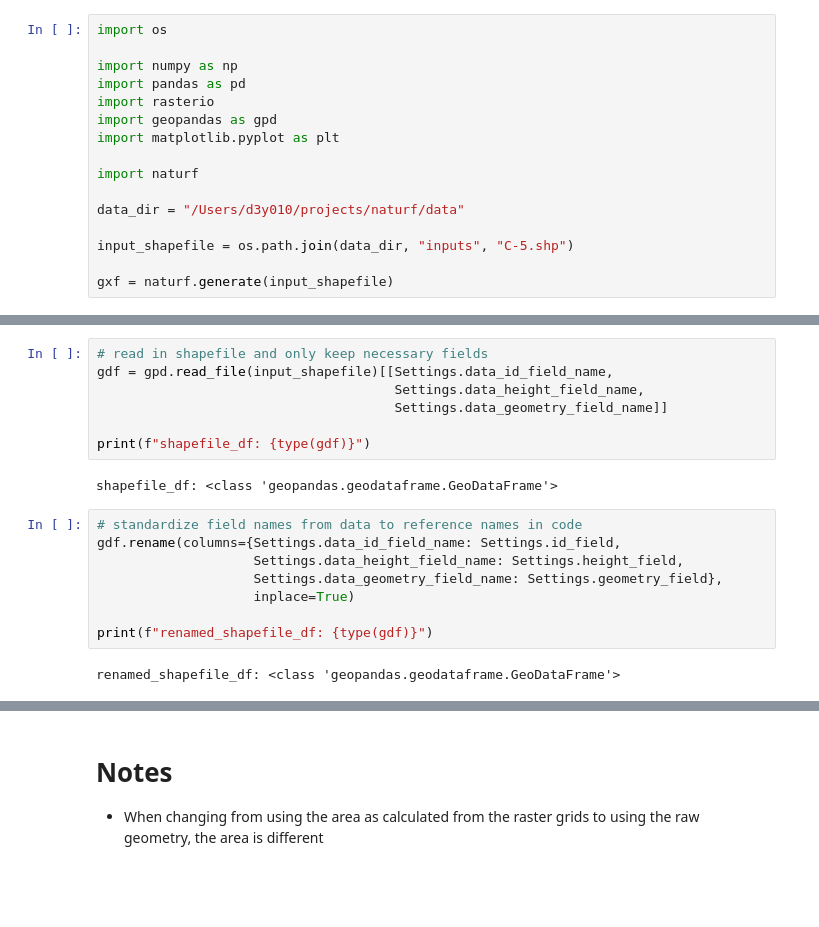
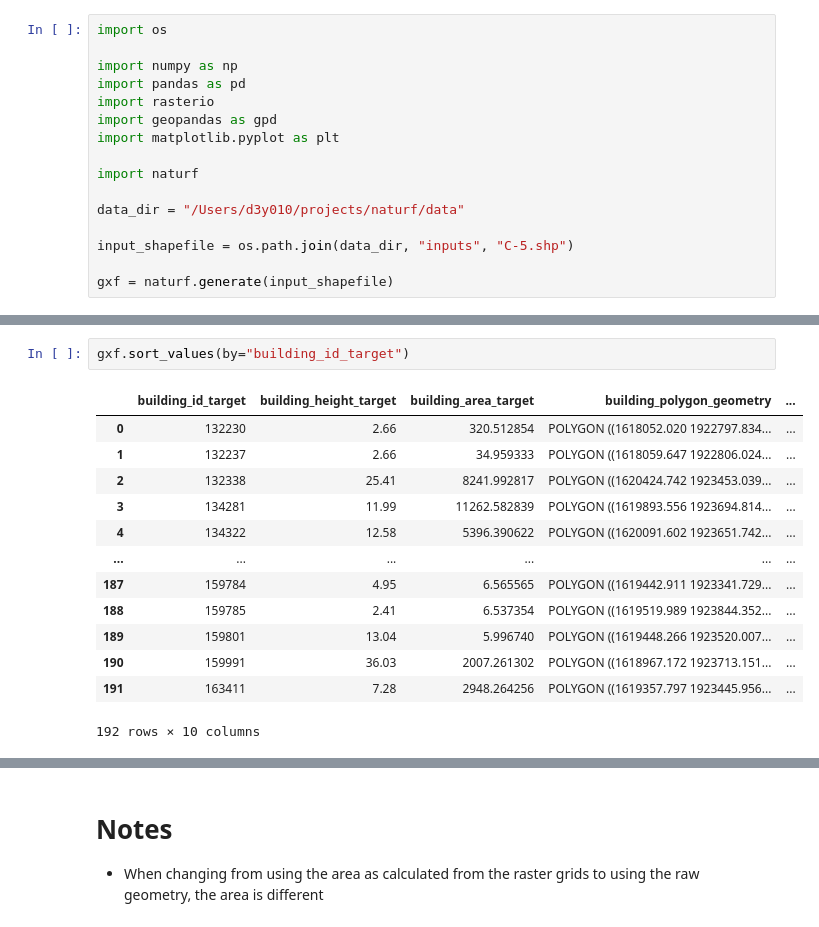
Before and after one commit to IMMM-SFA/naturf, a Jupyter notebook: notebooks/naturf_quickstarter.ipynb, the cells around one changed output, grey strips where cells are left out. Drawn from its saved outputs; the diff is of its cells as text; blank space fills up the shorter version.

```diff
--- a/notebooks/naturf_quickstarter.ipynb
+++ b/notebooks/naturf_quickstarter.ipynb
@@ -80,19 +20,16 @@ class Settings:
-# %%
-# read in shapefile and only keep necessary fields
-gdf = gpd.read_file(input_shapefile)[[Settings.data_id_field_name,
-                                      Settings.data_height_field_name,
-                                      Settings.data_geometry_field_name]]
-
-print(f"shapefile_df: {type(gdf)}")
-# %% [output]
-shapefile_df: <class 'geopandas.geodataframe.GeoDataFrame'>
-# %%
-# standardize field names from data to reference names in code
-gdf.rename(columns={Settings.data_id_field_name: Settings.id_field,
-                    Settings.data_height_field_name: Settings.height_field,
-                    Settings.data_geometry_field_name: Settings.geometry_field},
-                    inplace=True)
-
-print(f"renamed_shapefile_df: {type(gdf)}")
-# %% [output]
-renamed_shapefile_df: <class 'geopandas.geodataframe.GeoDataFrame'>
+# %%
+gxf.sort_values(by="building_id_target")
+# %% [output]
+|  | building_id_target | building_height_target | building_area_target | building_polygon_geometry | ... |
+| 0 | 132230 | 2.66 | 320.512854 | POLYGON ((1618052.020 1922797.834... | ... |
+| 1 | 132237 | 2.66 | 34.959333 | POLYGON ((1618059.647 1922806.024... | ... |
+| 2 | 132338 | 25.41 | 8241.992817 | POLYGON ((1620424.742 1923453.039... | ... |
+| 3 | 134281 | 11.99 | 11262.582839 | POLYGON ((1619893.556 1923694.814... | ... |
+| 4 | 134322 | 12.58 | 5396.390622 | POLYGON ((1620091.602 1923651.742... | ... |
+| ... | ... | ... | ... | ... | ... |
+| 187 | 159784 | 4.95 | 6.565565 | POLYGON ((1619442.911 1923341.729... | ... |
+| 188 | 159785 | 2.41 | 6.537354 | POLYGON ((1619519.989 1923844.352... | ... |
+| 189 | 159801 | 13.04 | 5.996740 | POLYGON ((1619448.266 1923520.007... | ... |
+| 190 | 159991 | 36.03 | 2007.261302 | POLYGON ((1618967.172 1923713.151... | ... |
+| 191 | 163411 | 7.28 | 2948.264256 | POLYGON ((1619357.797 1923445.956... | ... |
+192 rows × 10 columns
```
Also changed, not shown: parts of 6 cells of this notebook, 4 other files.
